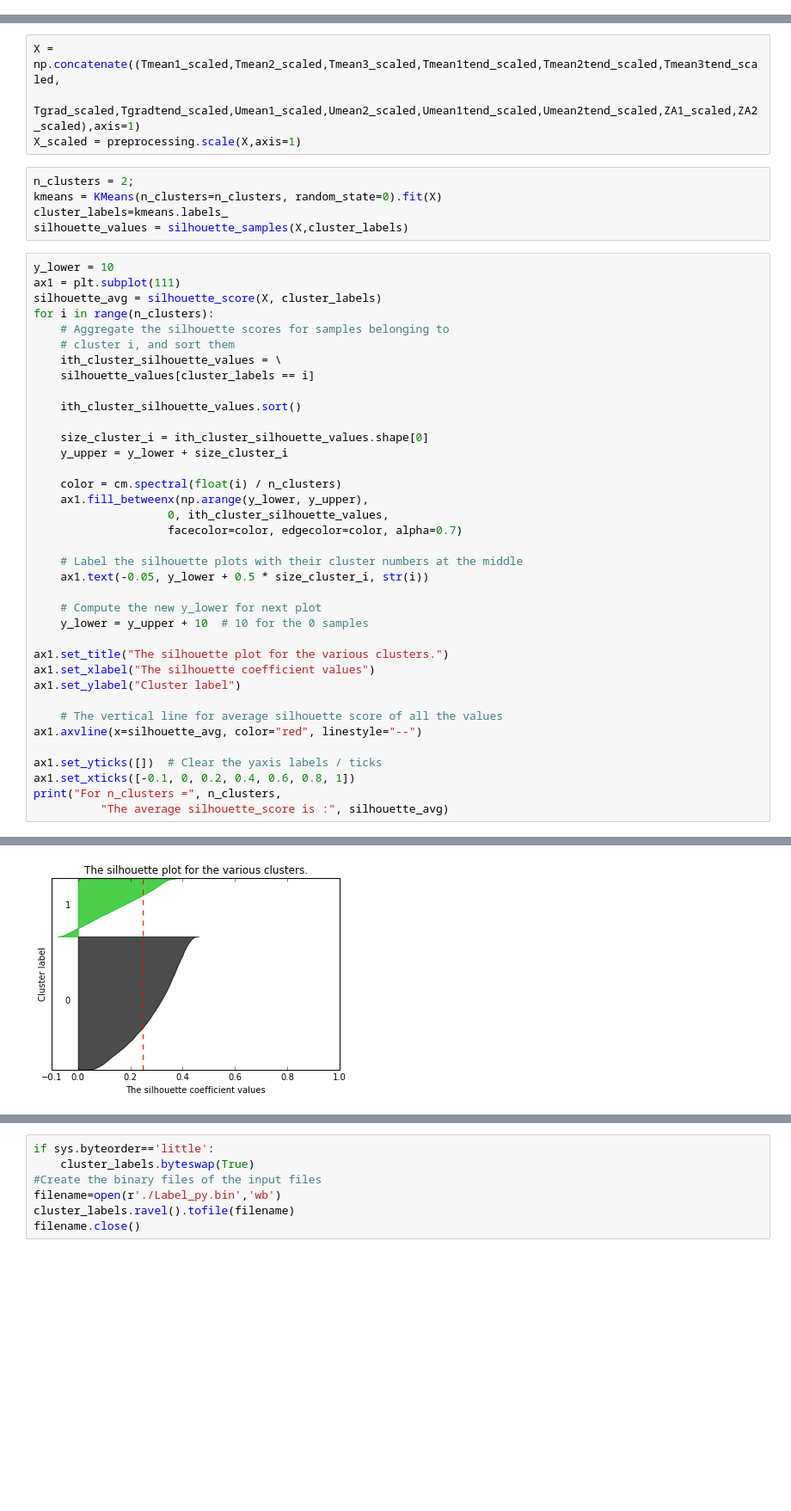
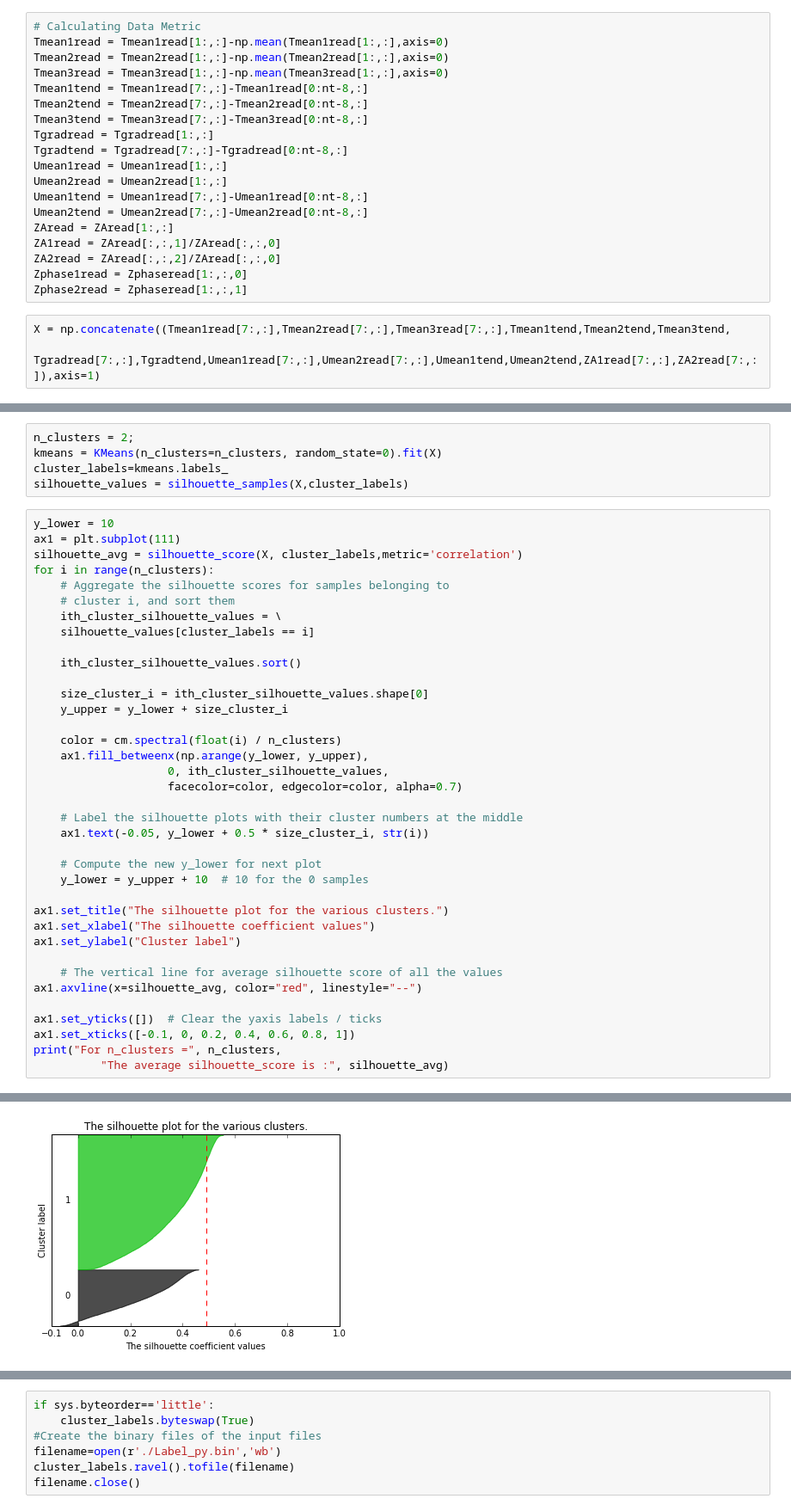
Before and after one commit to JiaweiZhuang/CS205_final_project, a Jupyter notebook: Data_Analysis/SSW.ipynb, the cells around one changed output, grey strips where cells are left out. Shown: that part at 86% size. Drawn from its saved outputs; the diff is of its cells as text; blank space fills up the shorter version.

```diff
--- a/Data_Analysis/SSW.ipynb
+++ b/Data_Analysis/SSW.ipynb
@@ -213 +98,23 @@ array([[ 1.48309198, -2.98779342],
+# %%
+# Calculating Data Metric
+Tmean1read = Tmean1read[1:,:]-np.mean(Tmean1read[1:,:],axis=0)
+Tmean2read = Tmean2read[1:,:]-np.mean(Tmean2read[1:,:],axis=0)
+Tmean3read = Tmean3read[1:,:]-np.mean(Tmean3read[1:,:],axis=0)
+Tmean1tend = Tmean1read[7:,:]-Tmean1read[0:nt-8,:]
+Tmean2tend = Tmean2read[7:,:]-Tmean2read[0:nt-8,:]
+Tmean3tend = Tmean3read[7:,:]-Tmean3read[0:nt-8,:]
+Tgradread = Tgradread[1:,:]
+Tgradtend = Tgradread[7:,:]-Tgradread[0:nt-8,:]
+Umean1read = Umean1read[1:,:]
+Umean2read = Umean2read[1:,:]
+Umean1tend = Umean1read[7:,:]-Umean1read[0:nt-8,:]
+Umean2tend = Umean2read[7:,:]-Umean2read[0:nt-8,:]
+ZAread = ZAread[1:,:]
+ZA1read = ZAread[:,:,1]/ZAread[:,:,0]
+ZA2read = ZAread[:,:,2]/ZAread[:,:,0]
+Zphase1read = Zphaseread[1:,:,0]
+Zphase2read = Zphaseread[1:,:,1]
+# %%
+X = np.concatenate((Tmean1read[7:,:],Tmean2read[7:,:],Tmean3read[7:,:],Tmean1tend,Tmean2tend,Tmean3tend,
+                    Tgradread[7:,:],Tgradtend,Umean1read[7:,:],Umean2read[7:,:],Umean1tend,Umean2tend,ZA1read[7:,:],ZA2read[7:,:]),axis=1)
 # %%
@@ -246,10 +135,6 @@ ZA1_scaled = preprocessing.scale(ZA1read[7:,:])
 ZA2_scaled = preprocessing.scale(ZA2read[7:,:])
 Zphase1_scaled = preprocessing.scale(Zphase1read[7:,:])
 Zphase2_scaled = preprocessing.scale(Zphase2read[7:,:])
-# %%
-X = np.concatenate((Tmean1_scaled,Tmean2_scaled,Tmean3_scaled,Tmean1tend_scaled,Tmean2tend_scaled,Tmean3tend_scaled,
-                    Tgrad_scaled,Tgradtend_scaled,Umean1_scaled,Umean2_scaled,Umean1tend_scaled,Umean2tend_scaled,ZA1_scaled,ZA2_scaled),axis=1)
-X_scaled = preprocessing.scale(X,axis=1)
 # %%
 n_clusters = 2;
 kmeans = KMeans(n_clusters=n_clusters, random_state=0).fit(X)
@@ -258,7 +143,7 @@ silhouette_values = silhouette_samples(X,cluster_labels)
 # %%
 y_lower = 10
 ax1 = plt.subplot(111)
-silhouette_avg = silhouette_score(X, cluster_labels)
+silhouette_avg = silhouette_score(X, cluster_labels,metric='correlation')
 for i in range(n_clusters):
     # Aggregate the silhouette scores for samples belonging to
     # cluster i, and sort them
@@ -297 +182 @@ print("For n_clusters =", n_clusters,
-[figure, old version]
+[figure, new version]
```
Also changed, not shown: parts of 19 cells of this notebook, 12 other files.
